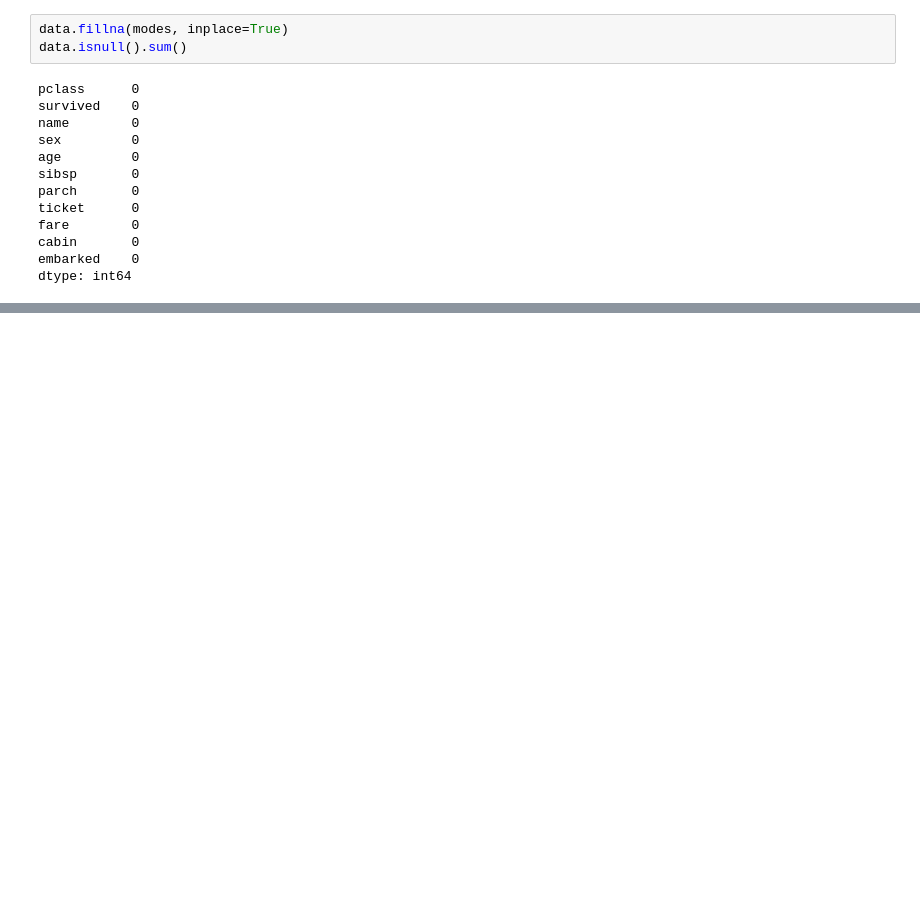
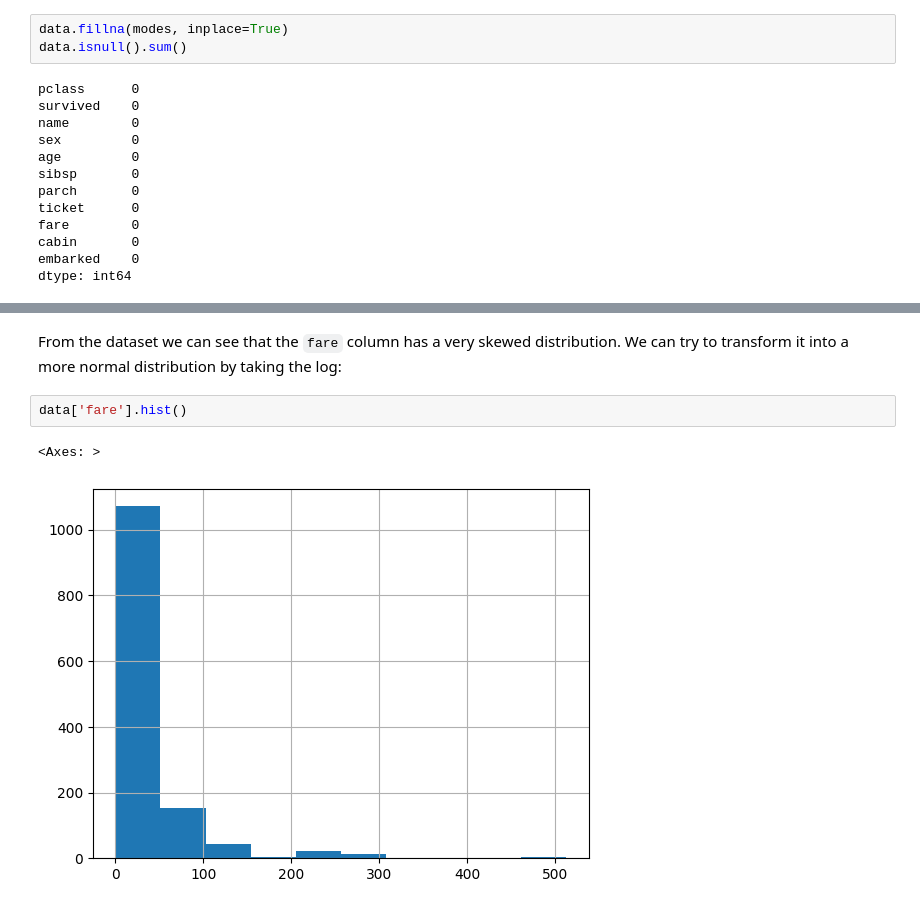
Before and after one commit to jamieoliver/titanic-dataset-2410, a Jupyter notebook: prepare-dataset-openml.ipynb, the cells around one changed output, grey strips where cells are left out. Saved outputs shown, nothing was run; the diff lists cells and outputs as text; blank space fills up the shorter version.

```diff
--- a/prepare-dataset-openml.ipynb
+++ b/prepare-dataset-openml.ipynb
@@ -90,0 +107,7 @@ dtype: int64
+# %% [markdown]
+From the dataset we can see that the `fare` column has a very skewed distribution. We can try to transform it into a more normal distribution by taking the log:
+# %%
+data['fare'].hist()
+# %% [output]
+<Axes: >
+[figure, added]
```
Also changed, not shown: parts of 12 cells of this notebook, 1 other file.
